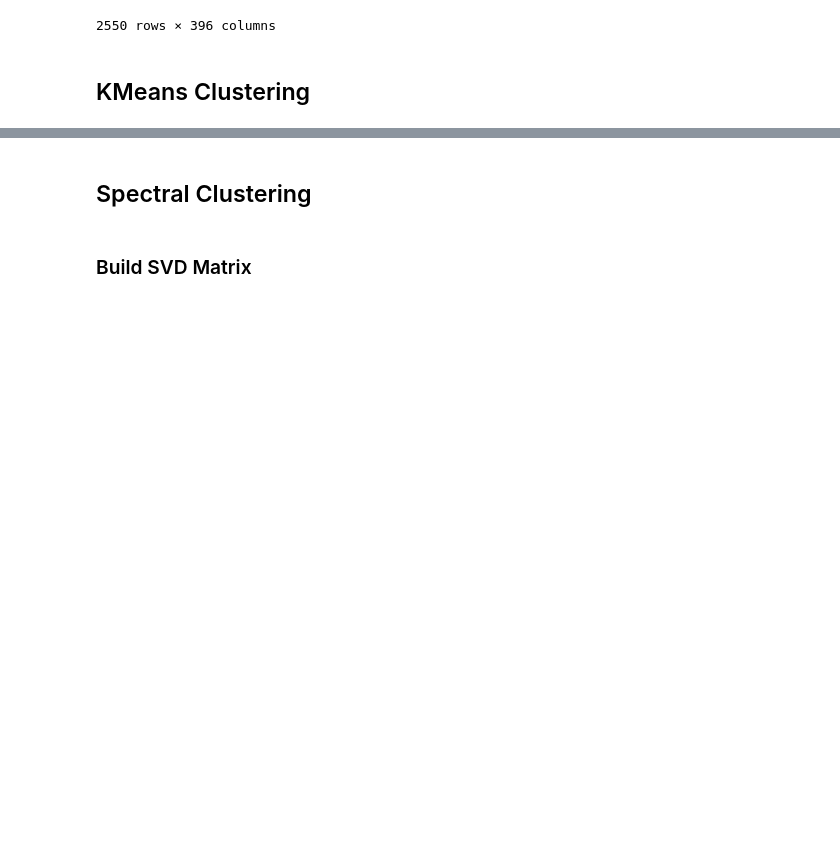
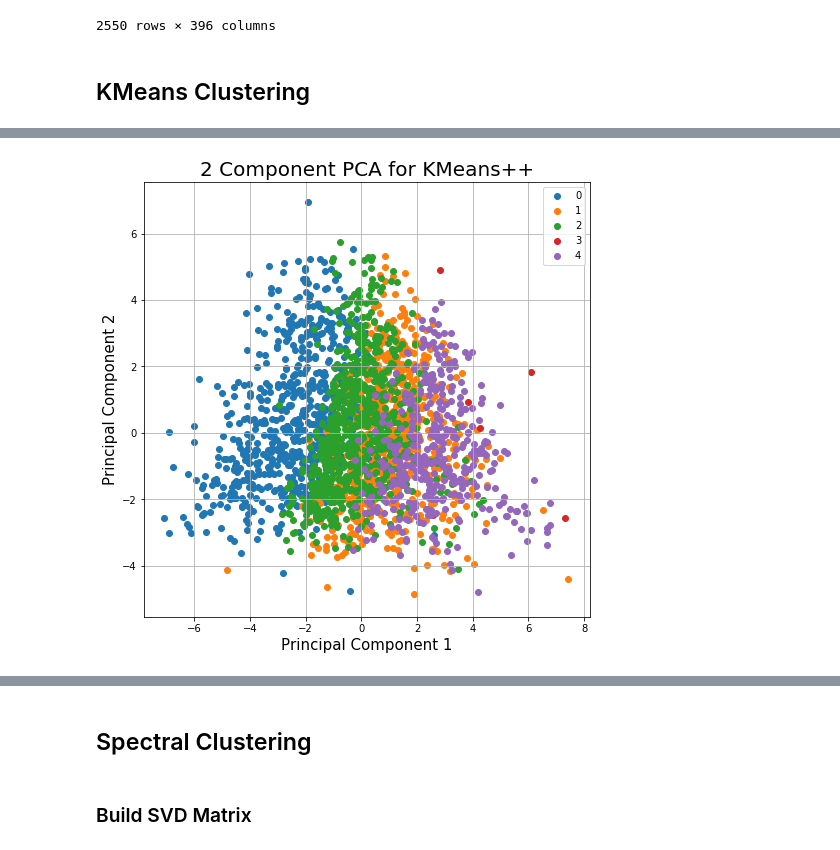
Before and after one commit to artina-m/TopTalks, a Jupyter notebook: TedTalkCluster.ipynb, the cells around one changed output, grey strips where cells are left out. Drawn from its saved outputs; the diff is of its cells as text; code cells hidden in the pictures; blank space fills up the shorter version.

```diff
--- a/TedTalkCluster.ipynb
+++ b/TedTalkCluster.ipynb
@@ -243,3 +261,31 @@ defaultdict(int,
+# %%
+features = list(cleaned_tedData.columns.values)
+X = cleaned_tedData.loc[:, features].values
+x = StandardScaler().fit_transform(X)
+y = df_tsne.loc[:,['label']].values
+pca = PCA(n_components=2, svd_solver='full')
+principalComponents = pca.fit_transform(x)
+# %%
+principalDf = pd.DataFrame(data = principalComponents
+             , columns = ['principal component 1', 'principal component 2'])
+# %%
+finalDf = pd.concat([principalDf, df_tsne[['label']]], axis = 1)
+# %%
+fig = plt.figure(figsize = (8,8))
+ax = fig.add_subplot(1,1,1)
+ax.set_xlabel('Principal Component 1', fontsize = 15)
+ax.set_ylabel('Principal Component 2', fontsize = 15)
+ax.set_title('2 Component PCA for KMeans++', fontsize = 20)
+targets = [0,1,2,3,4]
+colors = ['r', 'g', 'b','y','p']
+for target, color in zip(targets,colors):
+    indicesToKeep = finalDf['label'] == target
+    ax.scatter(finalDf.loc[indicesToKeep, 'principal component 1']
+               , finalDf.loc[indicesToKeep, 'principal component 2'])
+ax.legend(targets)
+ax.grid()
+# %% [output]
+[figure, added]
 # %%
 pickle.dump(clusterId_to_tedId, open( "data/clus50K+clusterId_to_tedId50.pickle", "wb" ), protocol=2)
 # %%
```
Also changed, not shown: parts of 17 cells of this notebook.
